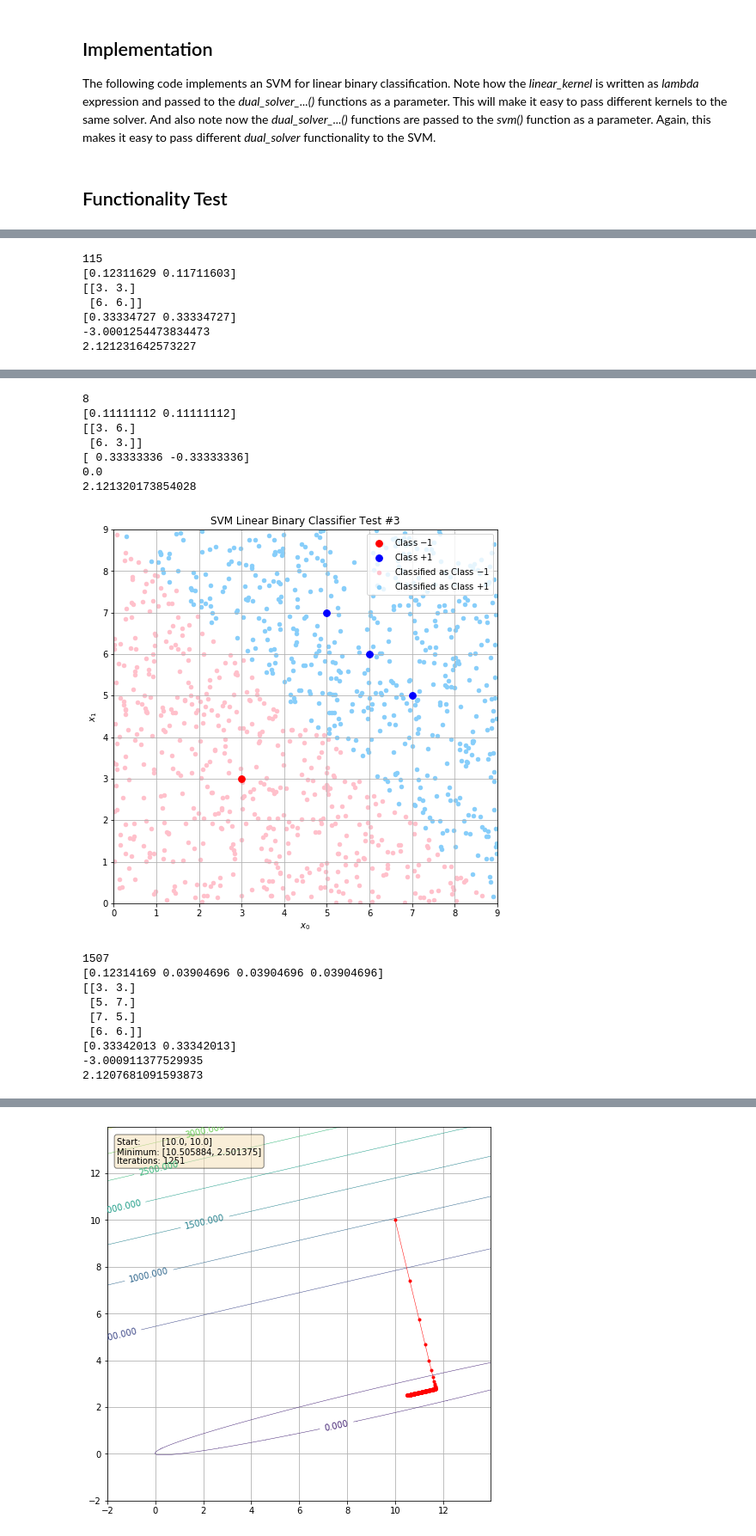
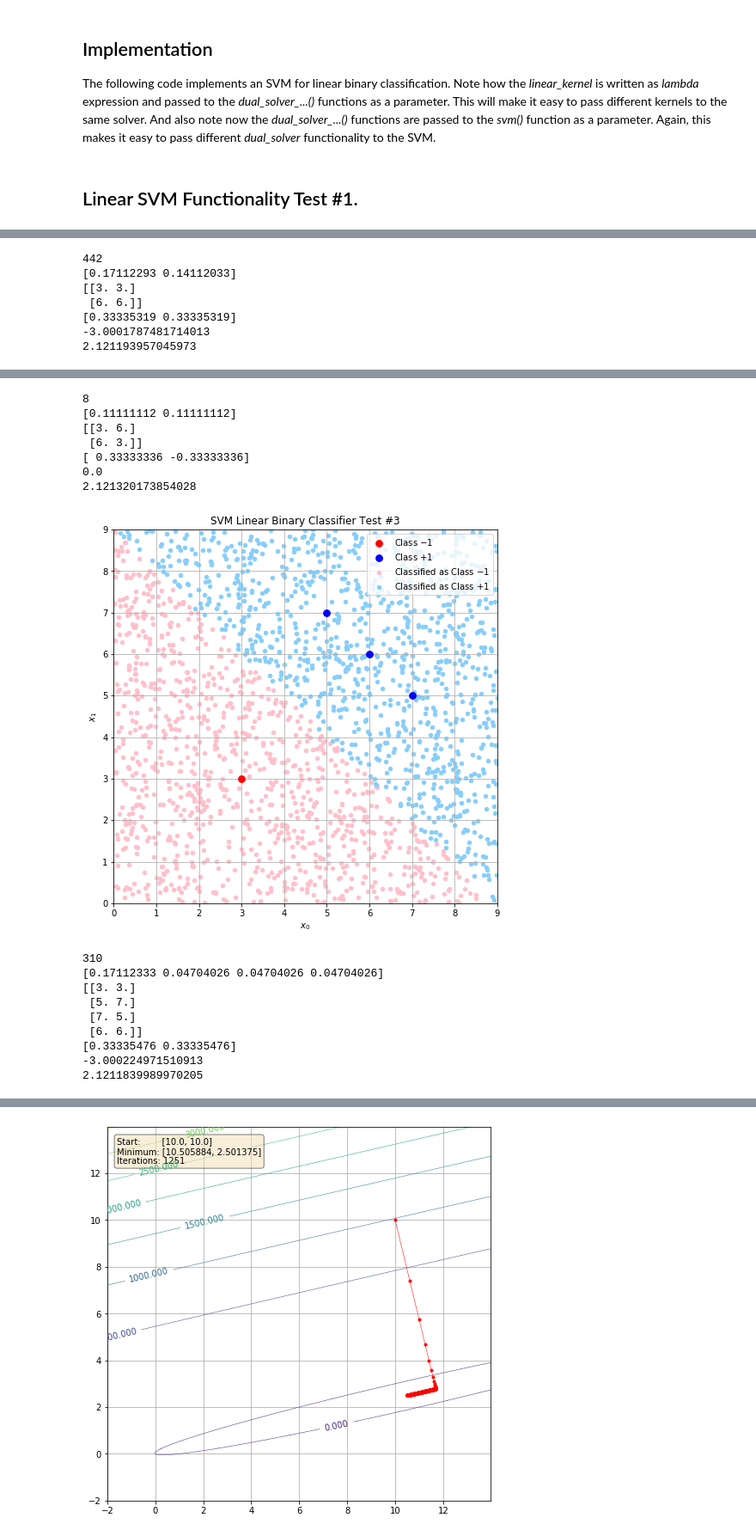
Before and after one commit to johnduffymsc/msc_comp0120project, a Jupyter notebook: COMP0120_Project_Code_John_Duffy.ipynb, the cells around one changed output, grey strips where cells are left out. Shown at 86% size. Saved outputs shown, nothing was run; the diff lists cells and outputs as text; code cells hidden in the pictures.

```diff
--- a/COMP0120_Project_Code_John_Duffy.ipynb
+++ b/COMP0120_Project_Code_John_Duffy.ipynb
@@ -171,7 +160,8 @@ def backtracking(f, df, x, p, alpha0=1.0, rho=0.1, c1=1e-4):
         alphas.append(alpha)
     return np.array(alphas)
 
-def steepest_descent(f, df, d2, x0, tol=1e-6):
+
+def steepest_descent(f, df, d2f, x0, tol=1e-6):  # d2f Ignored!
     '''
     This function implements the steepest descent algorithm. Note the use of
     lambda expressions to pass the f and df parameters. This function
@@ -426,8 +427,10 @@ class LinearSVM(object):
         return np.sign(self.w @ x + self.b)
 # %% [markdown]
-## Functionality Test
+## Linear SVM Functionality Test #1.
 # %%
 # Linear SVM Functionality Test #1.
+
+N = 2000
 
 linear_svm = LinearSVM()
 
@@ -438,15 +441,15 @@ y_train = np.array([-1.0, +1.0])
 
 linear_svm.train(X_train, y_train, linear_kernel, quadratic_penalty_dual_solver, steepest_descent)
 
-X_new = np.zeros((CLASS_N, 2))
+X_new = np.zeros((N, 2))
 
-for i in range(CLASS_N):
+for i in range(N):
     X_new[i, 0] = np.random.uniform(0.0, 9.0)
     X_new[i, 1] = np.random.uniform(0.0, 9.0)
 
-y_new = np.zeros(CLASS_N)
+y_new = np.zeros(N)
 
-for i in range(CLASS_N):
+for i in range(N):
     y_new[i] = linear_svm.predict(X_new[i])
 
 plt.figure(figsize=(8, 8))
@@ -456,7 +459,7 @@ plt.scatter(X_train[y_train == -1.0, 0], X_train[y_train == -1.0, 1], color="red
 plt.scatter(X_train[y_train == +1.0, 0], X_train[y_train == +1.0, 1], color="blue", s=60, zorder=2)
 plt.scatter(X_new[y_new == -1.0, 0], X_new[y_new == -1.0, 1], color="pink", s=20, zorder=1)
 plt.scatter(X_new[y_new == +1.0, 0], X_new[y_new == +1.0, 1], color="lightskyblue", s=20, zorder=1)
-plt.title("SVM Linear Binary Classifier Test #1")
+plt.title("Linear Binary Classification SVM")
 plt.xlabel("$x_0$")
 plt.ylabel("$x_1$")
 plt.legend([ "Class $-1$", "Class $+1$", "Classified as Class $-1$", "Classified as Class $+1$"], loc="upper right")
@@ -483,15 +486,15 @@ y_train = np.array([-1.0, +1.0])
 
 linear_svm.train(X_train, y_train, linear_kernel, quadratic_penalty_dual_solver, steepest_descent)
 
-X_new = np.zeros((CLASS_N, 2))
+X_new = np.zeros((N, 2))
 
-for i in range(CLASS_N):
+for i in range(N):
     X_new[i, 0] = np.random.uniform(0.0, 9.0)
     X_new[i, 1] = np.random.uniform(0.0, 9.0)
 
-y_new = np.zeros(CLASS_N)
+y_new = np.zeros(N)
 
-for i in range(CLASS_N):
+for i in range(N):
     y_new[i] = linear_svm.predict(X_new[i])
 
 plt.figure(figsize=(8, 8))
@@ -501,7 +504,7 @@ plt.scatter(X_train[y_train == -1.0, 0], X_train[y_train == -1.0, 1], color="red
 plt.scatter(X_train[y_train == +1.0, 0], X_train[y_train == +1.0, 1], color="blue", s=60, zorder=2)
 plt.scatter(X_new[y_new == -1.0, 0], X_new[y_new == -1.0, 1], color="pink", s=20, zorder=1)
 plt.scatter(X_new[y_new == +1.0, 0], X_new[y_new == +1.0, 1], color="lightskyblue", s=20, zorder=1)
-plt.title("SVM Linear Binary Classifier Test #2")
+plt.title("Linear Binary Classification SVM")
 plt.xlabel("$x_0$")
 plt.ylabel("$x_1$")
 plt.legend([ "Class $-1$", "Class $+1$", "Classified as Class $-1$", "Classified as Class $+1$"], loc="upper right")
@@ -533,15 +536,15 @@ y_train = np.array([-1.0, +1.0, +1.0, +1.0])
 
 linear_svm.train(X_train, y_train, linear_kernel, quadratic_penalty_dual_solver, steepest_descent)
 
-X_new = np.zeros((CLASS_N, 2))
+X_new = np.zeros((N, 2))
 
-for i in range(CLASS_N):
+for i in range(N):
     X_new[i, 0] = np.random.uniform(0.0, 9.0)
     X_new[i, 1] = np.random.uniform(0.0, 9.0)
 
-y_new = np.zeros(CLASS_N)
+y_new = np.zeros(N)
 
-for i in range(CLASS_N):
+for i in range(N):
     y_new[i] = linear_svm.predict(X_new[i])
 
 plt.figure(figsize=(8, 8))
@@ -570,7 +573,7 @@ print(linear_svm.margin)
-115
-[0.12311629 0.11711603]
+442
+[0.17112293 0.14112033]
 [[3. 3.]
  [6. 6.]]
-[0.33334727 0.33334727]
--3.0001254473834473
-2.121231642573227
+[0.33335319 0.33335319]
+-3.0001787481714013
+2.121193957045973
@@ -578,18 +581,18 @@ print(linear_svm.margin)
 8
 [0.11111112 0.11111112]
 [[3. 6.]
  [6. 3.]]
 [ 0.33333336 -0.33333336]
 0.0
 2.121320173854028
-[figure, old version]
+[figure, new version]
-1507
-[0.12314169 0.03904696 0.03904696 0.03904696]
+310
+[0.17112333 0.04704026 0.04704026 0.04704026]
 [[3. 3.]
  [5. 7.]
  [7. 5.]
  [6. 6.]]
-[0.33342013 0.33342013]
--3.000911377529935
-2.1207681091593873
+[0.33335476 0.33335476]
+-3.000224971510913
+2.1211839989970205
 # %% [markdown]
```
Also changed, not shown: parts of 16 cells of this notebook, 1 other file.
